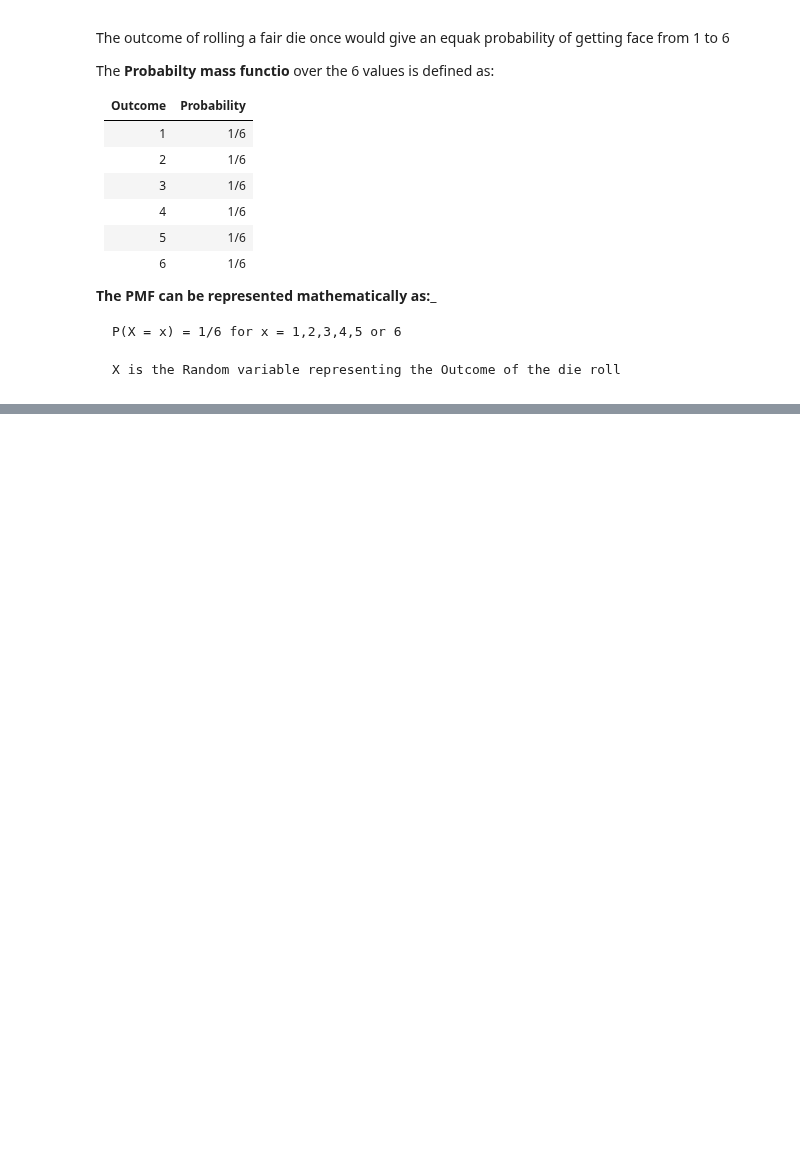
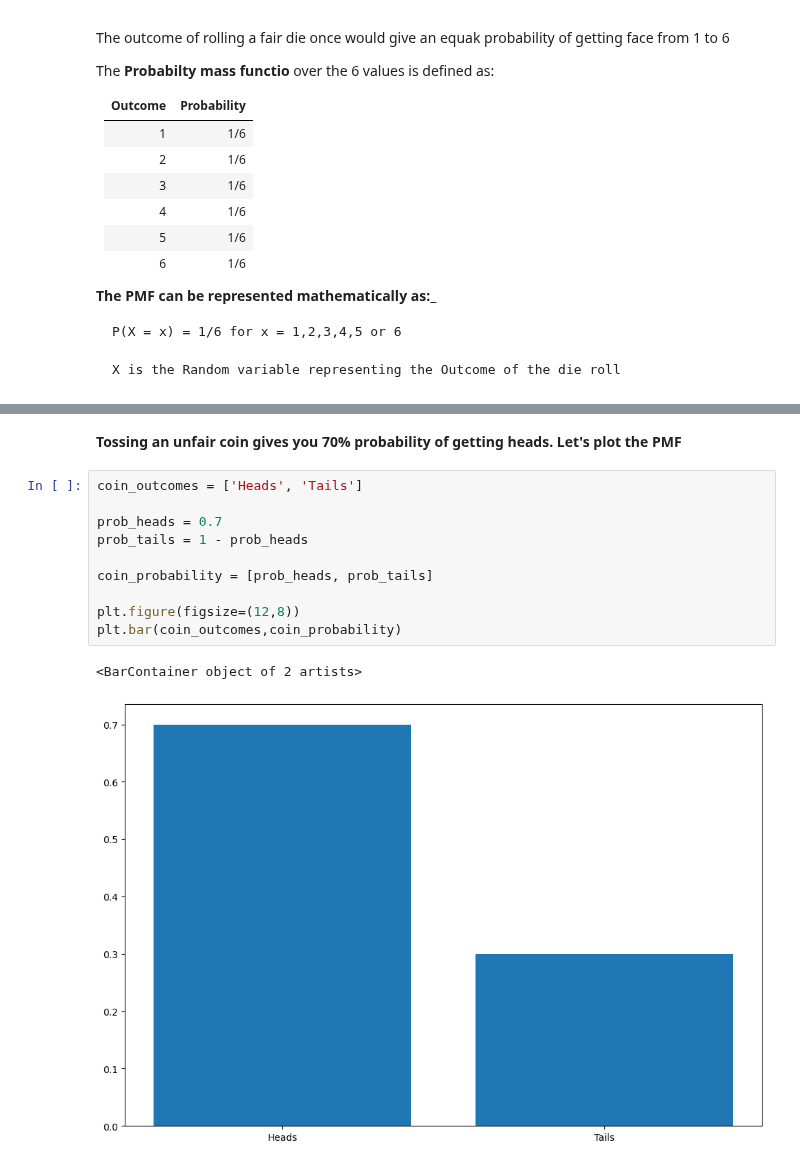
Before and after one commit to andazi/goal-data-science, a Jupyter notebook: Data science tools,statistics and probability/Introduction To Statistics In Data Science.ipynb, the cells around one changed output, grey strips where cells are left out. Saved outputs shown, nothing was run; the diff lists cells and outputs as text; blank space fills up the shorter version.

```diff
--- a/Data science tools,statistics and probability/Introduction To Statistics In Data Science.ipynb
+++ b/Data science tools,statistics and probability/Introduction To Statistics In Data Science.ipynb
@@ -508,0 +567,15 @@ array([1, 3, 6])
+# %% [markdown]
+__Tossing an unfair coin gives you 70% probability of getting heads. Let's plot the PMF__
+# %%
+coin_outcomes = ['Heads', 'Tails']
+
+prob_heads = 0.7
+prob_tails = 1 - prob_heads
+
+coin_probability = [prob_heads, prob_tails]
+
+plt.figure(figsize=(12,8))
+plt.bar(coin_outcomes,coin_probability)
+# %% [output]
+<BarContainer object of 2 artists>
+[figure, added]
```
Also changed, not shown: parts of 9 cells of this notebook.
